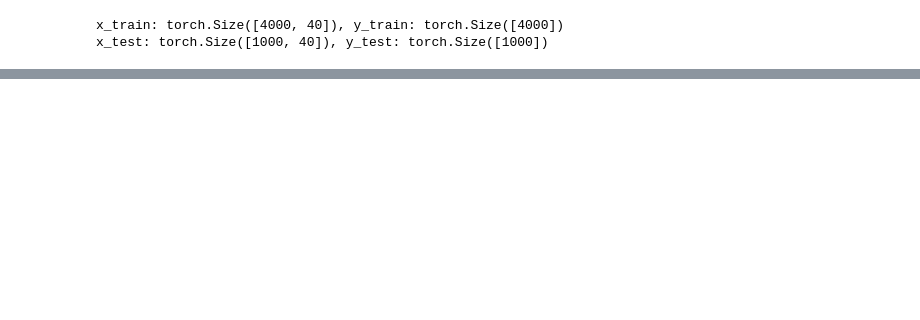
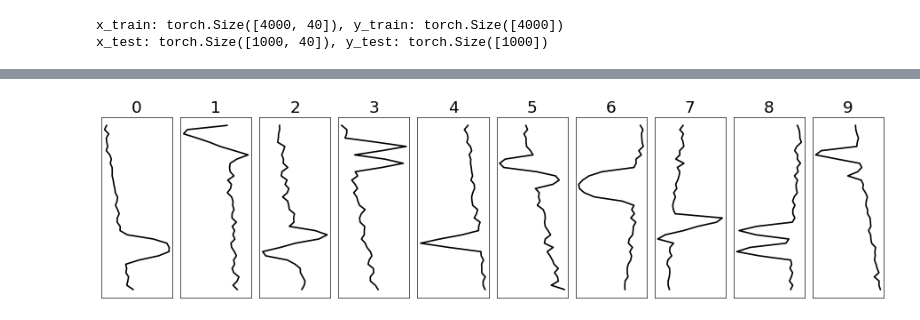
Before and after one commit to sgol13/tudelft-formal-methods-reluplex-extension, a Jupyter notebook: model.ipynb, the cells around one changed output, grey strips where cells are left out. Drawn from its saved outputs; the diff is of its cells as text; code cells hidden in the pictures; blank space fills up the shorter version.

```diff
--- a/model.ipynb
+++ b/model.ipynb
@@ -141,0 +137,37 @@ plot_training_stats(train_losses, val_accuracies)
+# %%
+# Find the model's most confident predictions for digits 0 through 9
+perfect_predictions = torch.zeros(10, input_size, dtype=torch.float32)
+for digit in range(10):
+    digit_indices = (y_test == digit).nonzero().squeeze()
+    with torch.no_grad():
+        preds = model(x_test[digit_indices])
+        confidences = torch.softmax(preds, dim=1)[:, digit].cpu().numpy()
+    perfect_predictions[digit] = x_test[digit_indices][confidences.argmax()]
+# %%
+# Visualize the perfect predictions
+import numpy as np
+from matplotlib import pyplot as plt
+xs = perfect_predictions.numpy()
+ys = torch.arange(10, dtype=torch.long).numpy()
+t = np.linspace(0, 1, input_size)
+
+cols = 10
+ratio = 2.6
+fig = plt.figure(figsize=[cols * 1.5, 4], dpi=60)
+
+for c in range(cols):
+    ix = c
+    x = xs[ix]
+    ax = fig.add_subplot(1, cols, c + 1)
+
+    ax.plot(x, t, 'k-', linewidth=2)
+    ax.set_title(str(ys[ix]), fontsize=22)
+
+    ax.invert_yaxis()
+    ax.set_xticks([]), ax.set_yticks([])
+
+fig.subplots_adjust(wspace=0, hspace=0)
+fig.tight_layout()
+plt.show()
+# %% [output]
+[figure, added]
```
Also changed, not shown: parts of 8 cells of this notebook, 24 other files.
